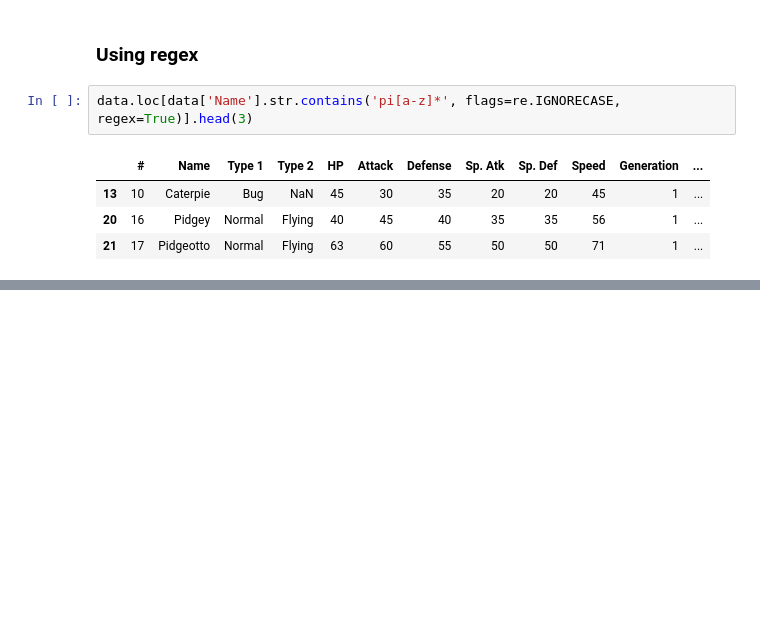
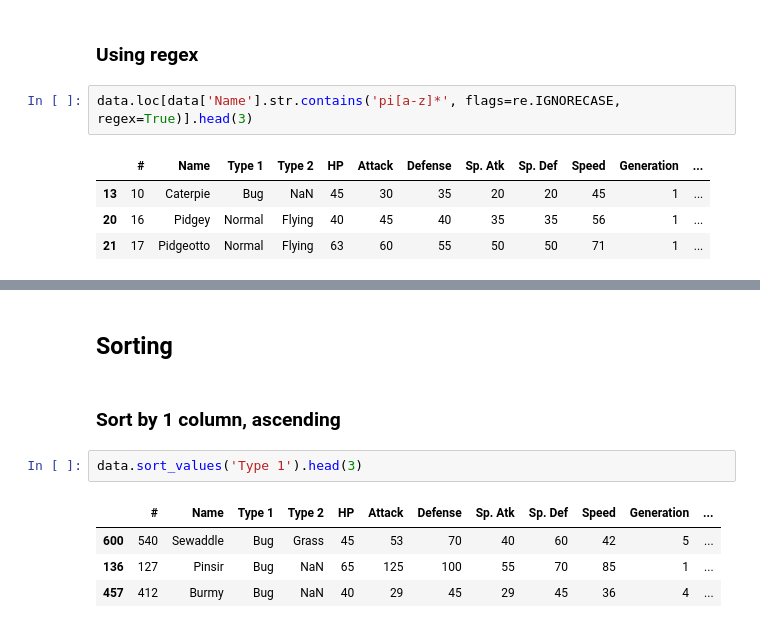
Before and after one commit to cornel05/AI-Learning-Labs, a Jupyter notebook: notebooks/pandas/basic_pandas/basic_pandas.ipynb, the cells around one changed output, grey strips where cells are left out. Cells and saved outputs as stored; diff of their text form; blank space fills up the shorter version.

```diff
--- a/notebooks/pandas/basic_pandas/basic_pandas.ipynb
+++ b/notebooks/pandas/basic_pandas/basic_pandas.ipynb
@@ -240,0 +262,11 @@ data.loc[data['Name'].str.contains('pi[a-z]*', flags=re.IGNORECASE, regex=True)]
+# %% [markdown]
+## Sorting
+# %% [markdown]
+### Sort by 1 column, ascending
+# %%
+data.sort_values('Type 1').head(3)
+# %% [output]
+|  | # | Name | Type 1 | Type 2 | HP | Attack | Defense | Sp. Atk | Sp. Def | Speed | Generation | ... |
+| 600 | 540 | Sewaddle | Bug | Grass | 45 | 53 | 70 | 40 | 60 | 42 | 5 | ... |
+| 136 | 127 | Pinsir | Bug | NaN | 65 | 125 | 100 | 55 | 70 | 85 | 1 | ... |
+| 457 | 412 | Burmy | Bug | NaN | 40 | 29 | 45 | 29 | 45 | 36 | 4 | ... |
```
Also changed, not shown: parts of 15 cells of this notebook, 58 other files.
